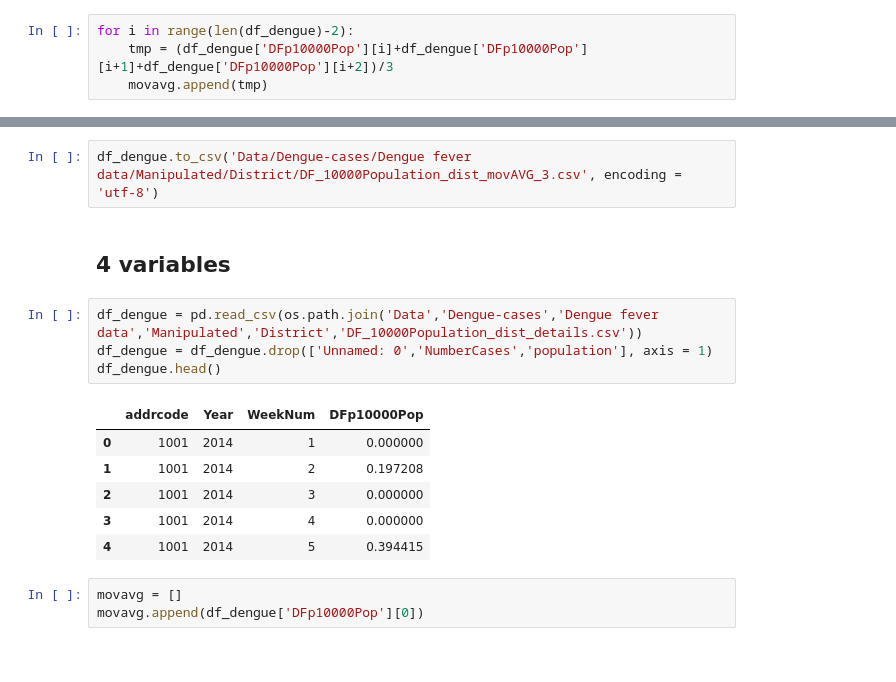
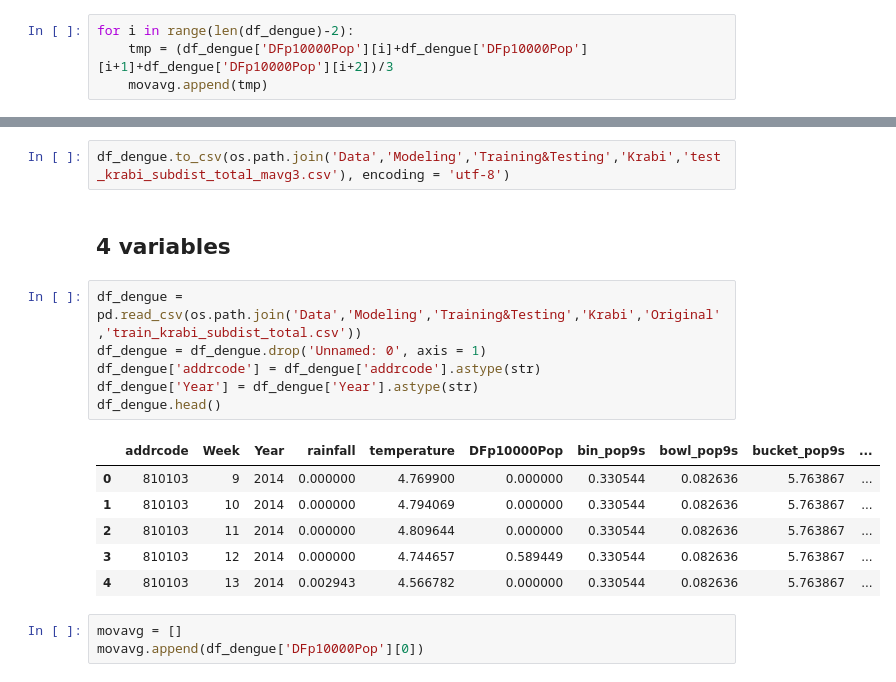
Before and after one commit to boonpakornn/dengue_data_statistic, a Jupyter notebook: MovingAVG_dengue.ipynb, the cells around one changed output, grey strips where cells are left out. Drawn from its saved outputs; the diff is of its cells as text.

```diff
--- a/MovingAVG_dengue.ipynb
+++ b/MovingAVG_dengue.ipynb
@@ -74,18 +101,20 @@ df_dengue.tail()
 # %%
-df_dengue.to_csv('Data/Dengue-cases/Dengue fever data/Manipulated/District/DF_10000Population_dist_movAVG_3.csv', encoding = 'utf-8')
+df_dengue.to_csv(os.path.join('Data','Modeling','Training&Testing','Krabi','test_krabi_subdist_total_mavg3.csv'), encoding = 'utf-8')
 # %% [markdown]
 ## 4 variables
 # %%
-df_dengue = pd.read_csv(os.path.join('Data','Dengue-cases','Dengue fever data','Manipulated','District','DF_10000Population_dist_details.csv'))
-df_dengue = df_dengue.drop(['Unnamed: 0','NumberCases','population'], axis = 1)
+df_dengue = pd.read_csv(os.path.join('Data','Modeling','Training&Testing','Krabi','Original','train_krabi_subdist_total.csv'))
+df_dengue = df_dengue.drop('Unnamed: 0', axis = 1)
+df_dengue['addrcode'] = df_dengue['addrcode'].astype(str)
+df_dengue['Year'] = df_dengue['Year'].astype(str)
 df_dengue.head()
 # %% [output]
-|  | addrcode | Year | WeekNum | DFp10000Pop |
-| 0 | 1001 | 2014 | 1 | 0.000000 |
-| 1 | 1001 | 2014 | 2 | 0.197208 |
-| 2 | 1001 | 2014 | 3 | 0.000000 |
-| 3 | 1001 | 2014 | 4 | 0.000000 |
-| 4 | 1001 | 2014 | 5 | 0.394415 |
+|  | addrcode | Week | Year | rainfall | temperature | DFp10000Pop | bin_pop9s | bowl_pop9s | bucket_pop9s | ... |
+| 0 | 810103 | 9 | 2014 | 0.000000 | 4.769900 | 0.000000 | 0.330544 | 0.082636 | 5.763867 | ... |
+| 1 | 810103 | 10 | 2014 | 0.000000 | 4.794069 | 0.000000 | 0.330544 | 0.082636 | 5.763867 | ... |
+| 2 | 810103 | 11 | 2014 | 0.000000 | 4.809644 | 0.000000 | 0.330544 | 0.082636 | 5.763867 | ... |
+| 3 | 810103 | 12 | 2014 | 0.000000 | 4.744657 | 0.589449 | 0.330544 | 0.082636 | 5.763867 | ... |
+| 4 | 810103 | 13 | 2014 | 0.002943 | 4.566782 | 0.000000 | 0.330544 | 0.082636 | 5.763867 | ... |
 # %%
 movavg = []
 movavg.append(df_dengue['DFp10000Pop'][0])
```
Also changed, not shown: parts of 18 cells of this notebook, 6 other files.
